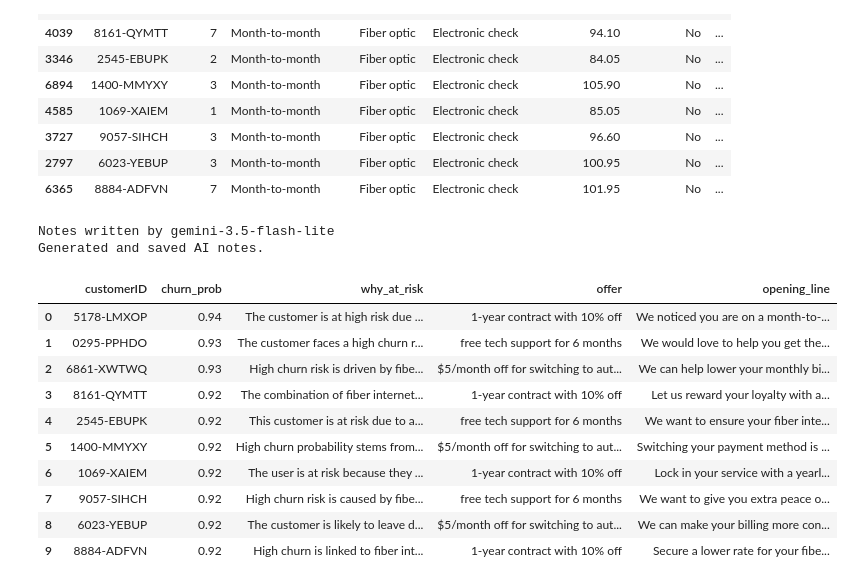
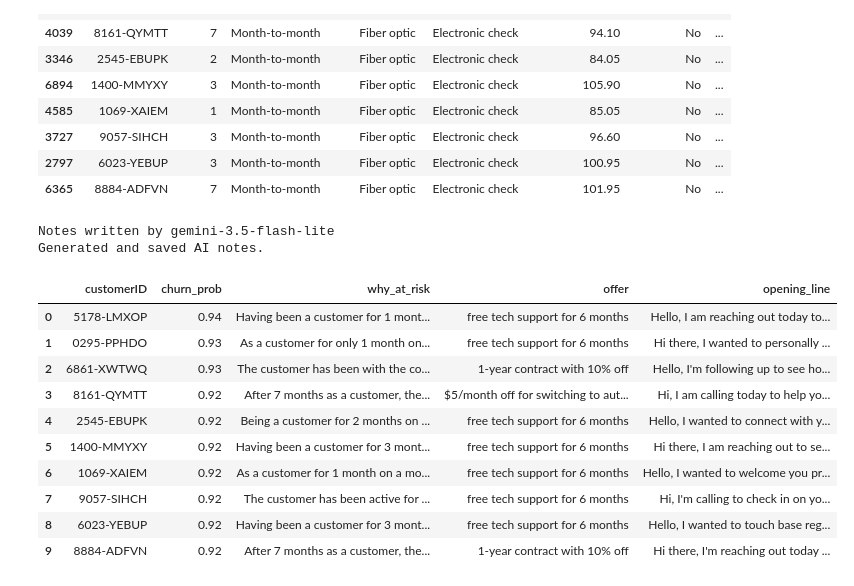
Before and after one commit to cgalla4/churn-risk-assistant, a Jupyter notebook: churn_analysis.ipynb, the cells around one changed output. Cells and saved outputs as stored; diff of their text form; code cells hidden in the pictures.

```diff
--- a/churn_analysis.ipynb
+++ b/churn_analysis.ipynb
@@ -258,8 +258,16 @@ MODELS = ["gemini-3.5-flash-lite", "gemini-3.1-flash-lite"]  # lighter models ar
 import json, os, time
 pd.set_option("display.max_colwidth", None)  # show full notes instead of cutting them off
 
-# Give the AI a fixed list of offers so it can't invent prices or discounts
-OFFERS = "1-year contract with 10% off; free tech support for 6 months; $5/month off for switching to autopay"
+# Business rules choose the offer; the AI only writes the explanation and call script
+def pick_offer(r):
+    if r.tenure <= 3:
+        return "free tech support for 6 months"   # new customers need help getting set up
+    elif r.MonthlyCharges >= 95:
+        return "1-year contract with 10% off"     # high bills: lock in a lower price
+    else:
+        return "$5/month off for switching to autopay"  # move off risky electronic checks
+
+top10["offer"] = top10.apply(pick_offer, axis=1)
 
 def build_prompt(customers):
     # Describe all 10 customers in one prompt so only one AI request is needed
@@ -267,19 +275,19 @@ def build_prompt(customers):
     for _, r in customers.iterrows():
         lines.append(f"{r.customerID}: {r.churn_prob:.0%} churn risk, {r.tenure} months as a customer, "
                      f"{r.Contract} contract, {r.InternetService} internet, pays by {r.PaymentMethod}, "
-                     f"${r.MonthlyCharges}/month, tech support: {r.TechSupport}")
+                     f"${r.MonthlyCharges}/month, tech support: {r.TechSupport}, assigned offer: {r.offer}")
     customer_text = "\n".join(lines)
     return f"""You are helping a telecom account manager keep customers from leaving.
 Our model found that fiber internet and electronic check payments raise churn risk,
 and 1-2 year contracts and tech support lower it.
-Only recommend offers from this list: {OFFERS}. Do not invent any other prices or discounts.
+Each customer already has an assigned offer chosen by business rules. Use it exactly; do not change it or invent prices.
+In why_at_risk, mention how long they've been a customer. Write why_at_risk as an internal note for the account manager, in third person.
 
 Customers:
 {customer_text}
 
 Return JSON: a list with one object per customer, with the keys
-"customerID", "why_at_risk", "offer", "opening_line". Keep each value to one sentence."""
-
+"customerID", "why_at_risk", "opening_line". Keep each value to one sentence."""
 def ask_gemini(prompt, tries=3):
     # Try each model in turn, retrying if the AI service is busy
     for attempt in range(tries):
@@ -287,41 +295,41 @@ def ask_gemini(prompt, tries=3):
             try:
                 response = client.models.generate_content(
                     model=model, contents=prompt,
                     config={"response_mime_type": "application/json"})  # ask for structured data, not free text
                 print(f"Notes written by {model}")
                 return json.loads(response.text)
             except Exception as e:
                 print(f"{model} attempt {attempt + 1} failed: {str(e)[:80]}")
         time.sleep(15 * (attempt + 1))
     return None
 
-NOTES_FILE = "ai_notes.csv"
+NOTES_FILE = "ai_notes_v3.csv"
 if os.path.exists(NOTES_FILE):
     # Reuse saved notes so re-running the notebook doesn't spend AI quota
     notes_df = pd.read_csv(NOTES_FILE)
     print("Loaded saved AI notes.")
 else:
     result = ask_gemini(build_prompt(top10))
     if result is None:
         raise RuntimeError("AI service unavailable - try again later.")
     notes_df = pd.DataFrame(result)
     notes_df.to_csv(NOTES_FILE, index=False)
     print("Generated and saved AI notes.")
 
 # Join the AI notes to the at-risk list
 final = top10.merge(notes_df, on="customerID")
 final[["customerID", "churn_prob", "why_at_risk", "offer", "opening_line"]]
 # %% [output]
 Notes written by gemini-3.5-flash-lite
 Generated and saved AI notes.
 |  | customerID | churn_prob | why_at_risk | offer | opening_line |
-| 0 | 5178-LMXOP | 0.94 | The customer is at high risk due ... | 1-year contract with 10% off | We noticed you are on a month-to-... |
-| 1 | 0295-PPHDO | 0.93 | The customer faces a high churn r... | free tech support for 6 months | We would love to help you get the... |
-| 2 | 6861-XWTWQ | 0.93 | High churn risk is driven by fibe... | $5/month off for switching to aut... | We can help lower your monthly bi... |
-| 3 | 8161-QYMTT | 0.92 | The combination of fiber internet... | 1-year contract with 10% off | Let us reward your loyalty with a... |
-| 4 | 2545-EBUPK | 0.92 | This customer is at risk due to a... | free tech support for 6 months | We want to ensure your fiber inte... |
-| 5 | 1400-MMYXY | 0.92 | High churn probability stems from... | $5/month off for switching to aut... | Switching your payment method is ... |
-| 6 | 1069-XAIEM | 0.92 | The user is at risk because they ... | 1-year contract with 10% off | Lock in your service with a yearl... |
-| 7 | 9057-SIHCH | 0.92 | High churn risk is caused by fibe... | free tech support for 6 months | We want to give you extra peace o... |
-| 8 | 6023-YEBUP | 0.92 | The customer is likely to leave d... | $5/month off for switching to aut... | We can make your billing more con... |
-| 9 | 8884-ADFVN | 0.92 | High churn is linked to fiber int... | 1-year contract with 10% off | Secure a lower rate for your fibe... |
+| 0 | 5178-LMXOP | 0.94 | Having been a customer for 1 mont... | free tech support for 6 months | Hello, I am reaching out today to... |
+| 1 | 0295-PPHDO | 0.93 | As a customer for only 1 month on... | free tech support for 6 months | Hi there, I wanted to personally ... |
+| 2 | 6861-XWTWQ | 0.93 | The customer has been with the co... | 1-year contract with 10% off | Hello, I'm following up to see ho... |
+| 3 | 8161-QYMTT | 0.92 | After 7 months as a customer, the... | $5/month off for switching to aut... | Hi, I am calling today to help yo... |
+| 4 | 2545-EBUPK | 0.92 | Being a customer for 2 months on ... | free tech support for 6 months | Hello, I wanted to connect with y... |
+| 5 | 1400-MMYXY | 0.92 | Having been a customer for 3 mont... | free tech support for 6 months | Hi there, I am reaching out to se... |
+| 6 | 1069-XAIEM | 0.92 | As a customer for 1 month on a mo... | free tech support for 6 months | Hello, I wanted to welcome you pr... |
+| 7 | 9057-SIHCH | 0.92 | The customer has been active for ... | free tech support for 6 months | Hi, I'm calling to check in on yo... |
+| 8 | 6023-YEBUP | 0.92 | Having been a customer for 3 mont... | free tech support for 6 months | Hello, I wanted to touch base reg... |
+| 9 | 8884-ADFVN | 0.92 | After 7 months as a customer, the... | 1-year contract with 10% off | Hi there, I'm reaching out today ... |
```
